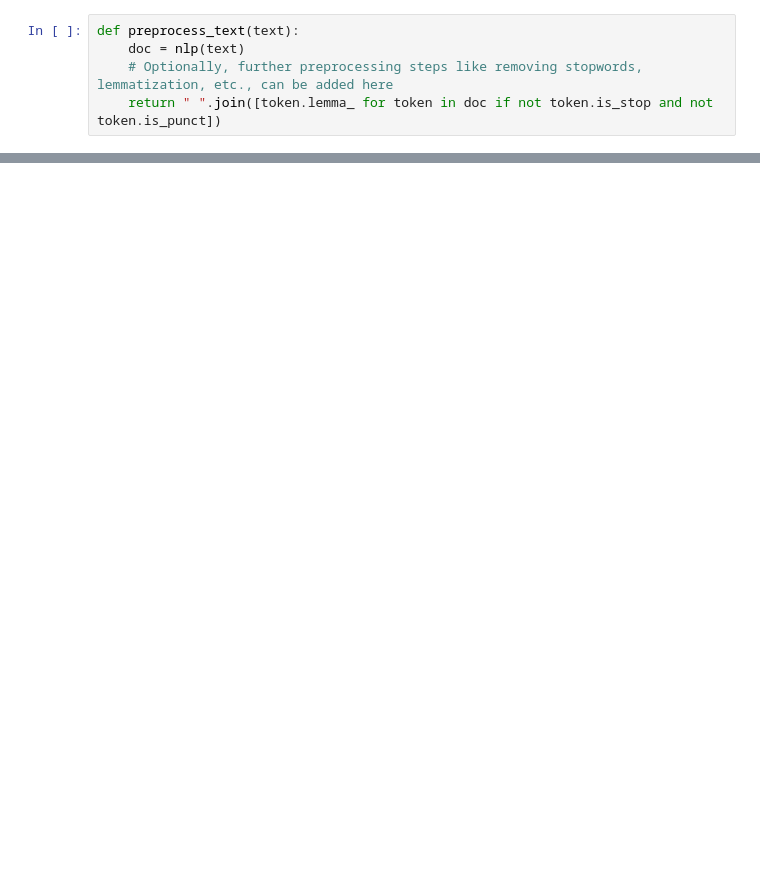
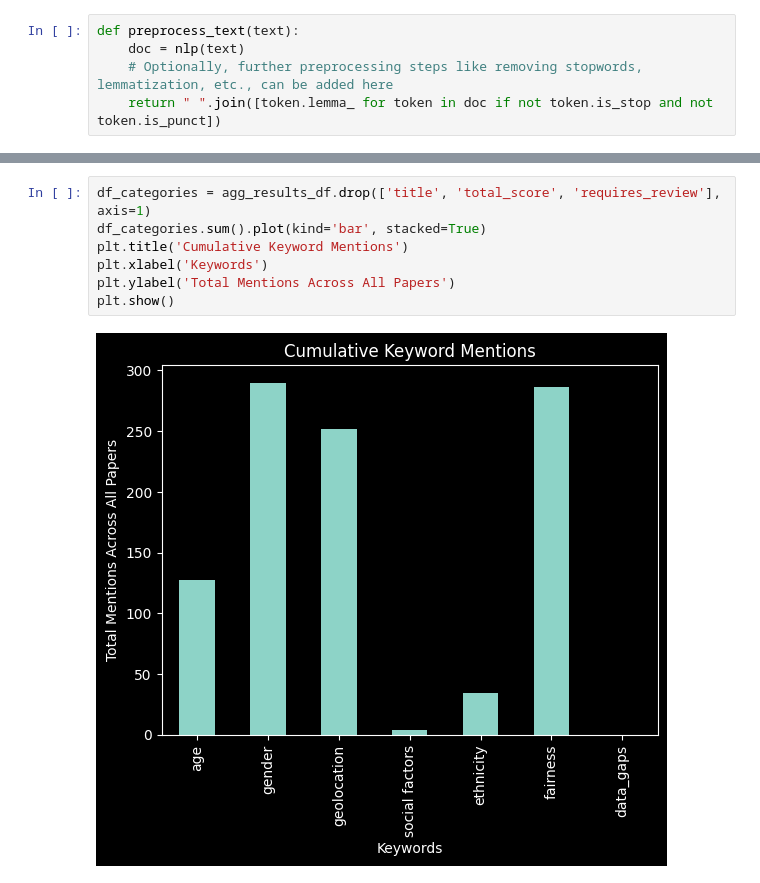
Before and after one commit to yasminsarkhosh/machine-learning-bsc-thesis-2024, a Jupyter notebook: code/database_analysis.ipynb, the cells around one changed output, grey strips where cells are left out. Saved outputs shown, nothing was run; the diff lists cells and outputs as text; blank space fills up the shorter version.

```diff
--- a/code/database_analysis.ipynb
+++ b/code/database_analysis.ipynb
@@ -466,0 +694,9 @@ print(f"With the keyword(s) being {keywords}, {len(selected_papers)} papers were
+# %%
+df_categories = agg_results_df.drop(['title', 'total_score', 'requires_review'], axis=1)
+df_categories.sum().plot(kind='bar', stacked=True)
+plt.title('Cumulative Keyword Mentions')
+plt.xlabel('Keywords')
+plt.ylabel('Total Mentions Across All Papers')
+plt.show()
+# %% [output]
+[figure, added]
```
Also changed, not shown: parts of 44 cells of this notebook, 34 other files.
